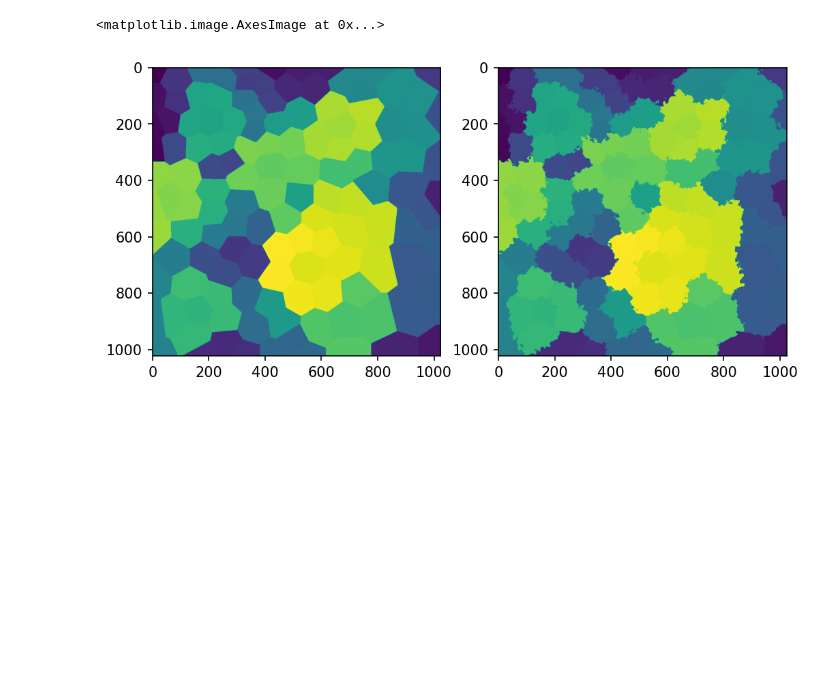
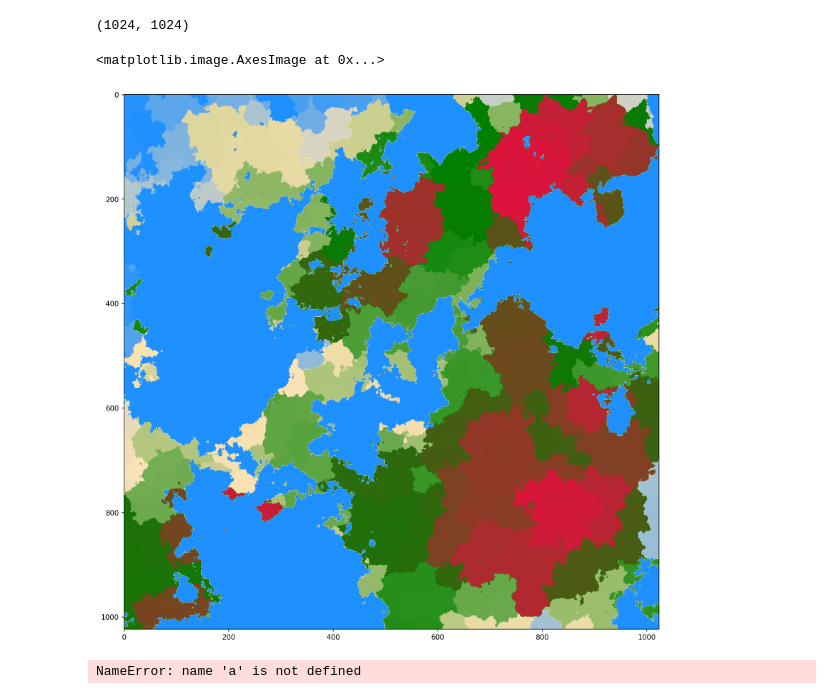
Before and after one commit to cetiners/human_error, a Jupyter notebook: works.ipynb, the cells around one changed output. Drawn from its saved outputs; the diff is of its cells as text; code cells hidden in the pictures; blank space fills up the shorter version.

```diff
--- a/works.ipynb
+++ b/works.ipynb
@@ -230,23 +241,50 @@ array([[ 1,  1,  1, ..., 23, 23, 23],
-# %%
-size=1024
-
-boundary_displacement = 20
-boundary_noise = np.dstack([noise_map(size, 32, 120, octaves=8), noise_map(size, 32, 250, octaves=8)])
-boundary_noise = np.indices((size, size)).T + boundary_displacement*boundary_noise
-boundary_noise = boundary_noise.clip(0, size-1).astype(np.uint32)
-
-blurred_vor_map = np.zeros_like(a)
-
-for x in range(size):
-    for y in range(size):
-        j, i = boundary_noise[x, y]
-        blurred_vor_map[x, y] = a[i, j]
-
-fig, axes = plt.subplots(1, 2)
-fig.set_dpi(150)
-fig.set_size_inches(8, 4)
-axes[0].imshow(a)
-axes[1].imshow(blurred_vor_map)
-# %% [output]
-<matplotlib.image.AxesImage at 0x...>
-[figure, removed]
+# %%
+a.shape
+# %% [output]
+(1024, 1024)
+# %%
+import noise
+import numpy as np
+
+def toddler(size=1024, scale = 500, octaves = 20, persistence = 0.60, lacunarity = 2, mask=False):
+    shape = (size,size)
+
+    map = np.zeros(shape)
+
+    for i in range(shape[0]):
+
+        for j in range(shape[1]):
+
+            map[i][j] = noise.pnoise2(i/scale,
+                                        j/scale,
+                                        octaves=octaves,
+                                        persistence=persistence,
+                                        lacunarity=lacunarity,
+                                        repeatx=size,
+                                        repeaty=size,
+                                        base=0)
+    if mask:
+        map = map > 0
+
+    return map
+# %%
+mask = toddler(mask=True)
+# %%
+import numpy as np
+import matplotlib.pyplot as plt
+import matplotlib.colors
+
+cvals  = [0, 0.1,0.5,1]
+colors = ["dodgerblue","moccasin","green","crimson"]
+
+norm=plt.Normalize(min(cvals),max(cvals))
+tuples = list(zip(cvals, colors))
+cmap = matplotlib.colors.LinearSegmentedColormap.from_list("", tuples)
+
+fig, axes = plt.subplots(1, 1)
+fig.set_dpi(150)
+fig.set_size_inches(20, 14)
+axes.imshow(blurred_vor_map*mask,cmap)
+# %% [output]
+<matplotlib.image.AxesImage at 0x...>
+[figure, added]
@@ -252,0 +334,4 @@ axes[1].imshow(blurred_vor_map)
+# %%
+a*mask
+# %% [output]
+NameError: name 'a' is not defined
```
Also changed, not shown: parts of 9 cells of this notebook, 4 other files.
